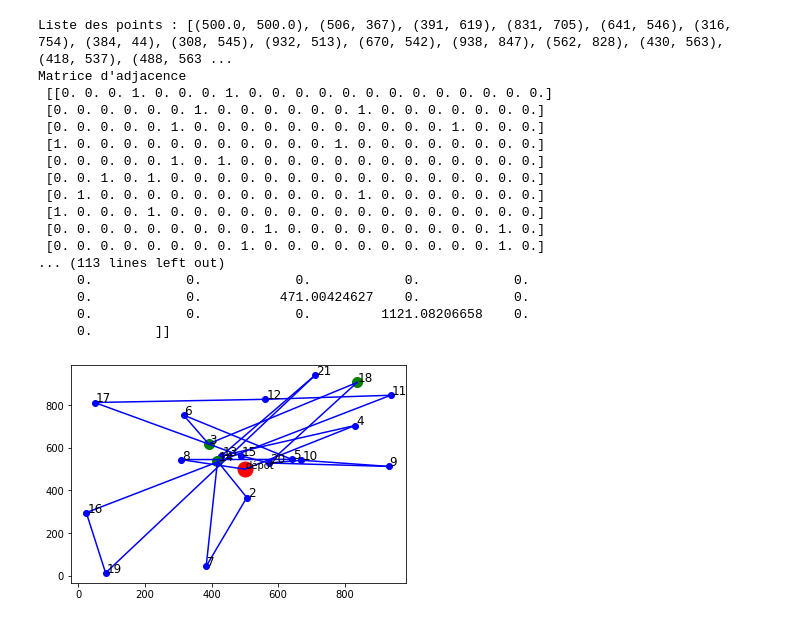
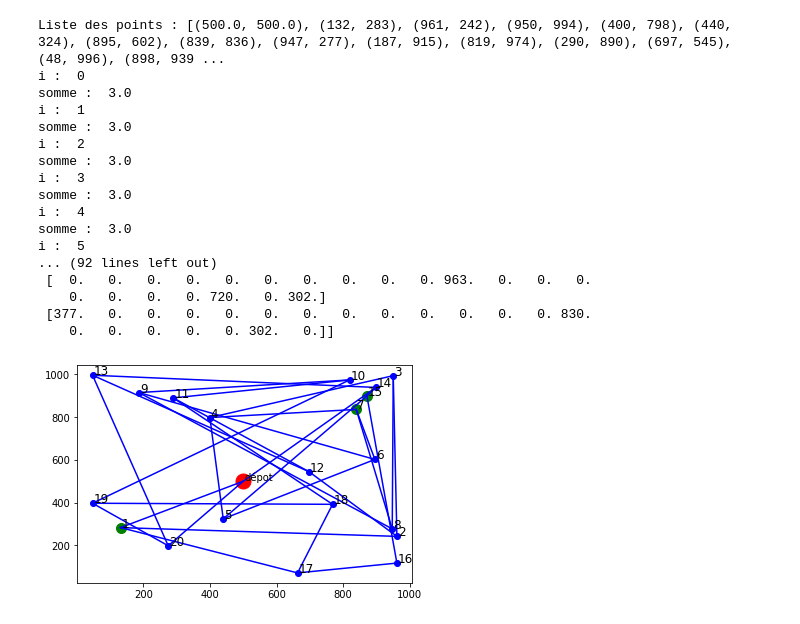
Before and after one commit to R1leMargoulin/projet_ADEME, a Jupyter notebook: Graph_and_algoSolLocal_Tree.ipynb, the cells around one changed output. Drawn from its saved outputs; the diff is of its cells as text; code cells hidden in the pictures.

```diff
--- a/Graph_and_algoSolLocal_Tree.ipynb
+++ b/Graph_and_algoSolLocal_Tree.ipynb
@@ -24,7 +24,7 @@ def plotPoints(pointList):
     for i in range(len(pointList)):
         if (i!= 0):
             plt.plot(pointList[i][0], pointList[i][1],"bo")
-            plt.annotate(i+1, (pointList[i][0]+3, pointList[i][1]+3), fontsize=12)
+            plt.annotate(i, (pointList[i][0]+3, pointList[i][1]+3), fontsize=12)
 #------------------------------------------------------------------------------------
 def randomPackages(nb, nbPointsMax):
     package = random.sample(range(1, nbPointsMax), nb)
@@ -36,13 +36,26 @@ def randomPackages(nb, nbPointsMax):
 #------------------------------------------------------------------------------------
 def makematrix(liste, linksLimit):
     matrix = np.zeros((len(liste),len(liste)))
+
     for i in range(len(matrix)):
+        matrix[i][(i+1)%(len(matrix))] = 1
+        matrix[(i+1)%(len(matrix))][i] = 1
+
+    for i in range(len(matrix)):
+
         if i < len(matrix):
-            while(sum(matrix[i])<linksLimit):
-                #print(i)
+
+            nbchoisi = 0
+            while(sum(matrix[i])<linksLimit and matrix[:, i].sum() < linksLimit):
                 nbchoisi = np.random.randint(i,len(matrix))
-                matrix[i][nbchoisi] = 1
-                matrix[nbchoisi][i] = 1
+
+                if (matrix[:, nbchoisi].sum() < linksLimit and sum(matrix[nbchoisi])<linksLimit):
+                    matrix[i][nbchoisi] = 1
+                    matrix[nbchoisi][i] = 1
+        print("i : ",i)
+        print("somme : ",sum(matrix[i]))
+
+
     for i in range(len(matrix)):
         matrix[i][i] = 0
     return matrix
@@ -52,54 +65,53 @@ def TraceLinks(matrix):
     # Pour chaque points, on trace une ligne avec chaque voisins
     for i in range(len(matrix)):
         for j in range(len(matrix)):
             if(i>j):
                 if matrix[i][j] > 0:
                     x = (pointList[i][0], pointList[j][0])
                     y = (pointList[i][1], pointList[j][1])
                     plt.plot(x, y,"b", linestyle="solid")
 
 
 #------------------------------------------------------------------------------------
 def ponderation(pointList, matrix):
     for i in range(len(matrix)):
         for j in range(len(matrix)):
             if matrix[i][j] == 1:
                 poids = np.sqrt((pointList[i][0]-pointList[j][0])**2+(pointList[i][1]-pointList[j][1])**2)
-                matrix[i][j] = poids
-                matrix[j][i]
+                matrix[i][j] = round(poids)
 
 
 #------------------------------------------------------------------------------------------------------------------------------------
 nbPoints = 20
+nbvoisins = 3
+
 pointList = pointGeneration(nbPoints)
 print("Liste des points :", pointList)
-
 plotPoints(pointList)
 randomPackages(3, nbPoints)
-nbvoisins = 2
 matrix = makematrix(pointList, nbvoisins)
 print("Matrice d'adjacence \n", matrix)
 ponderation (pointList,matrix)
 print("Matrice d'adjacence pondérée \n", matrix)
 TraceLinks(matrix)
 # %% [output]
-Liste des points : [(500.0, 500.0), (506, 367), (391, 619), (831, 705), (641, 546), (316, 754), (384, 44), (308, 545), (932, 513), (670, 542), (938, 847), (562, 828), (430, 563), (418, 537), (488, 563 ...
-Matrice d'adjacence
- [[0. 0. 0. 1. 0. 0. 0. 1. 0. 0. 0. 0. 0. 0. 0. 0. 0. 0. 0. 0. 0.]
- [0. 0. 0. 0. 0. 0. 1. 0. 0. 0. 0. 0. 0. 1. 0. 0. 0. 0. 0. 0. 0.]
- [0. 0. 0. 0. 0. 1. 0. 0. 0. 0. 0. 0. 0. 0. 0. 0. 0. 1. 0. 0. 0.]
- [1. 0. 0. 0. 0. 0. 0. 0. 0. 0. 0. 0. 1. 0. 0. 0. 0. 0. 0. 0. 0.]
- [0. 0. 0. 0. 0. 1. 0. 1. 0. 0. 0. 0. 0. 0. 0. 0. 0. 0. 0. 0. 0.]
- [0. 0. 1. 0. 1. 0. 0. 0. 0. 0. 0. 0. 0. 0. 0. 0. 0. 0. 0. 0. 0.]
- [0. 1. 0. 0. 0. 0. 0. 0. 0. 0. 0. 0. 0. 1. 0. 0. 0. 0. 0. 0. 0.]
- [1. 0. 0. 0. 1. 0. 0. 0. 0. 0. 0. 0. 0. 0. 0. 0. 0. 0. 0. 0. 0.]
- [0. 0. 0. 0. 0. 0. 0. 0. 0. 1. 0. 0. 0. 0. 0. 0. 0. 0. 0. 1. 0.]
- [0. 0. 0. 0. 0. 0. 0. 0. 1. 0. 0. 0. 0. 0. 0. 0. 0. 0. 0. 1. 0.]
-... (113 lines left out)
-     0.            0.            0.            0.            0.
-     0.            0.          471.00424627    0.            0.
-     0.            0.            0.         1121.08206658    0.
-     0.        ]]
+Liste des points : [(500.0, 500.0), (132, 283), (961, 242), (950, 994), (400, 798), (440, 324), (895, 602), (839, 836), (947, 277), (187, 915), (819, 974), (290, 890), (697, 545), (48, 996), (898, 939 ...
+i :  0
+somme :  3.0
+i :  1
+somme :  3.0
+i :  2
+somme :  3.0
+i :  3
+somme :  3.0
+i :  4
+somme :  3.0
+i :  5
+... (92 lines left out)
+ [  0.   0.   0.   0.   0.   0.   0.   0.   0.   0. 963.   0.   0.   0.
+    0.   0.   0.   0. 720.   0. 302.]
+ [377.   0.   0.   0.   0.   0.   0.   0.   0.   0.   0.   0.   0. 830.
+    0.   0.   0.   0.   0. 302.   0.]]
-[figure, old version]
+[figure, new version]
 # %%
 #verif la presence de tous les elements de la table1 dans la table 2
```
Also changed, not shown: parts of 1 cell of this notebook.
